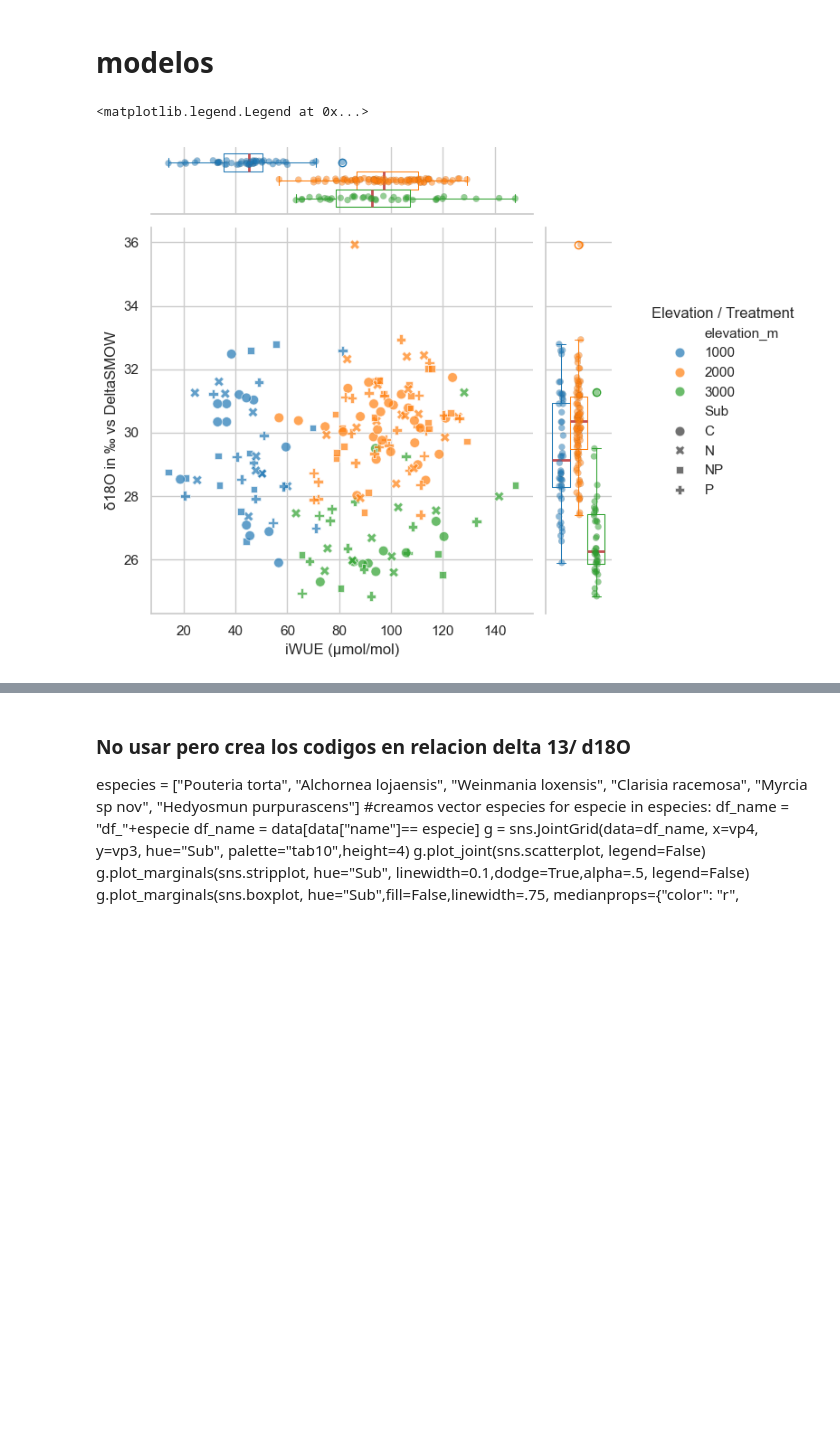
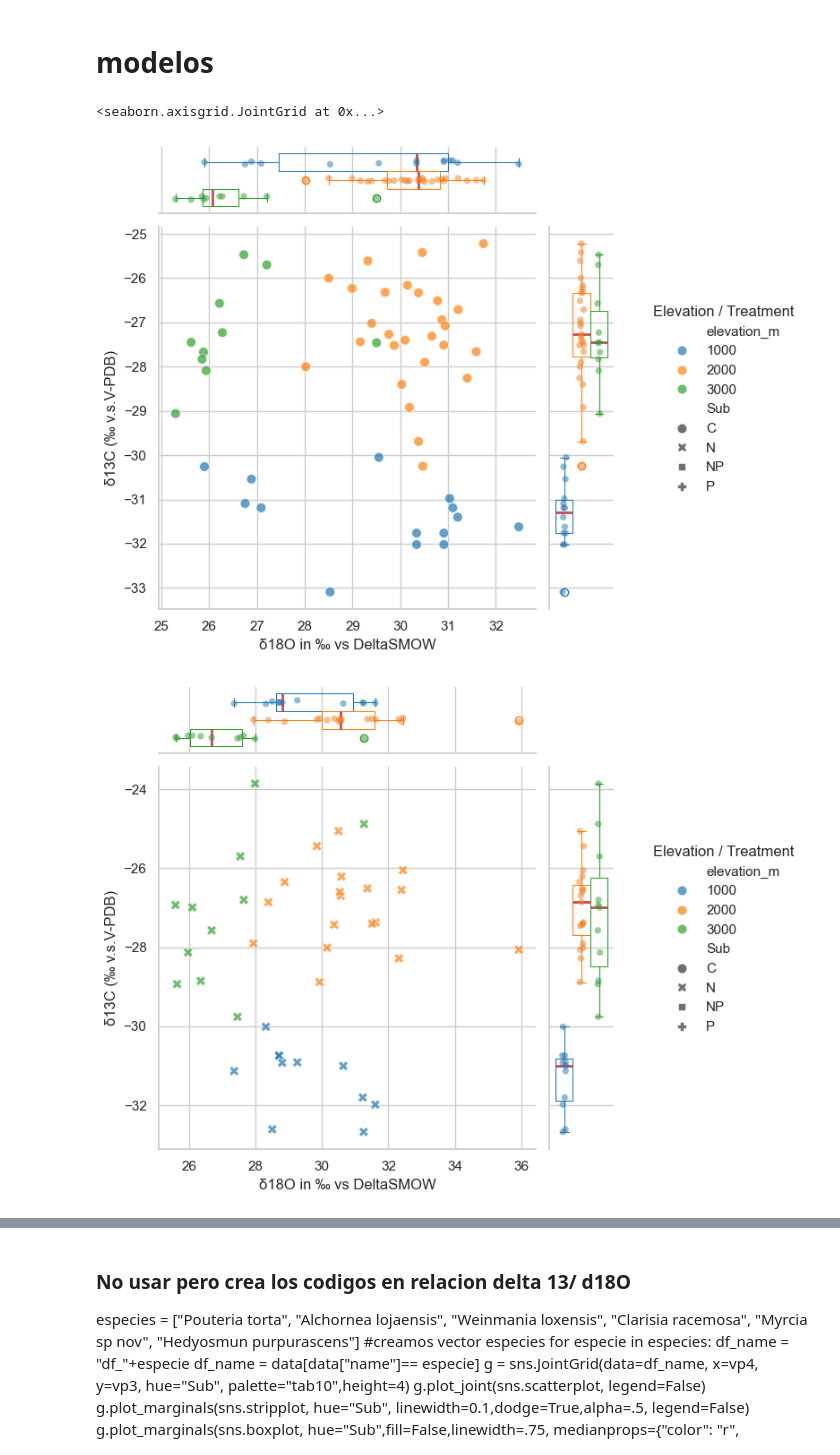
Before and after one commit to ajchavez94/NUMEX_preliminar, a Jupyter notebook: Preliminar.ipynb, the cells around one changed output, grey strips where cells are left out. Drawn from its saved outputs; the diff is of its cells as text; code cells hidden in the pictures; blank space fills up the shorter version.

```diff
--- a/Preliminar.ipynb
+++ b/Preliminar.ipynb
@@ -619,26 +764,41 @@ P-value: 0.7400369417231174
 # %% [markdown]
 # modelos
 # %%
-g = sns.JointGrid(data=data, x=iWUE, y= name18O, hue="elevation_m", palette="tab10")
-g.plot_joint(sns.scatterplot, data=data,          # 👈 CLAVE
+data_C = data[data["Sub"] == "C"]
+data_P = data[data["Sub"] == "P"]
+data_NP = data[data["Sub"] == "NP"]
+data_N = data[data["Sub"] == "N"]
+
+def plot_d12_d18(data):
+ g = sns.JointGrid(data=data, y=named13C_cellulose, x= name18O, hue="elevation_m", palette="tab10")
+ g.plot_joint(sns.scatterplot, data=data,          # 👈 CLAVE
     style="Sub",        # o "name" si ese es tu factor
     s=60,
     alpha=0.7)
-g.plot_marginals(sns.stripplot, hue="Sub", linewidth=0.1,dodge=True,alpha=.5)
-g.plot_marginals(sns.boxplot, hue="Sub",fill=False,linewidth=.75,
+ g.plot_marginals(sns.stripplot, hue="Sub", linewidth=0.1,dodge=True,alpha=.5)
+ g.plot_marginals(sns.boxplot, hue="Sub",fill=False,linewidth=.75,
                  medianprops={"color": "r", "linewidth": 2})
-g.ax_joint.legend_.remove()
-# ── LEYENDA FUERA ───────────────────────────────
-handles, labels = g.ax_joint.get_legend_handles_labels()
-# crear leyenda externa
-g.fig.legend(
+ g.ax_joint.legend_.remove()
+ # ── LEYENDA FUERA ───────────────────────────────
+ handles, labels = g.ax_joint.get_legend_handles_labels()
+
+ # crear leyenda externa
+ g.fig.legend(
     handles,
     labels,
     loc="center left",
     bbox_to_anchor=(1.02, 0.5),
     frameon=False,
     title="Elevation / Treatment"
-)
+ )
+
+ return g
+
+plot_d12_d18(data_C)
+plot_d12_d18(data_N)
+plot_d12_d18(data_NP)
+plot_d12_d18(data_P)
 # %% [output]
-<matplotlib.legend.Legend at 0x...>
+<seaborn.axisgrid.JointGrid at 0x...>
-[figure, old version]
+[figure, new version]
+[figure, added]
```
Also changed, not shown: parts of 15 cells of this notebook, 44 other files.
